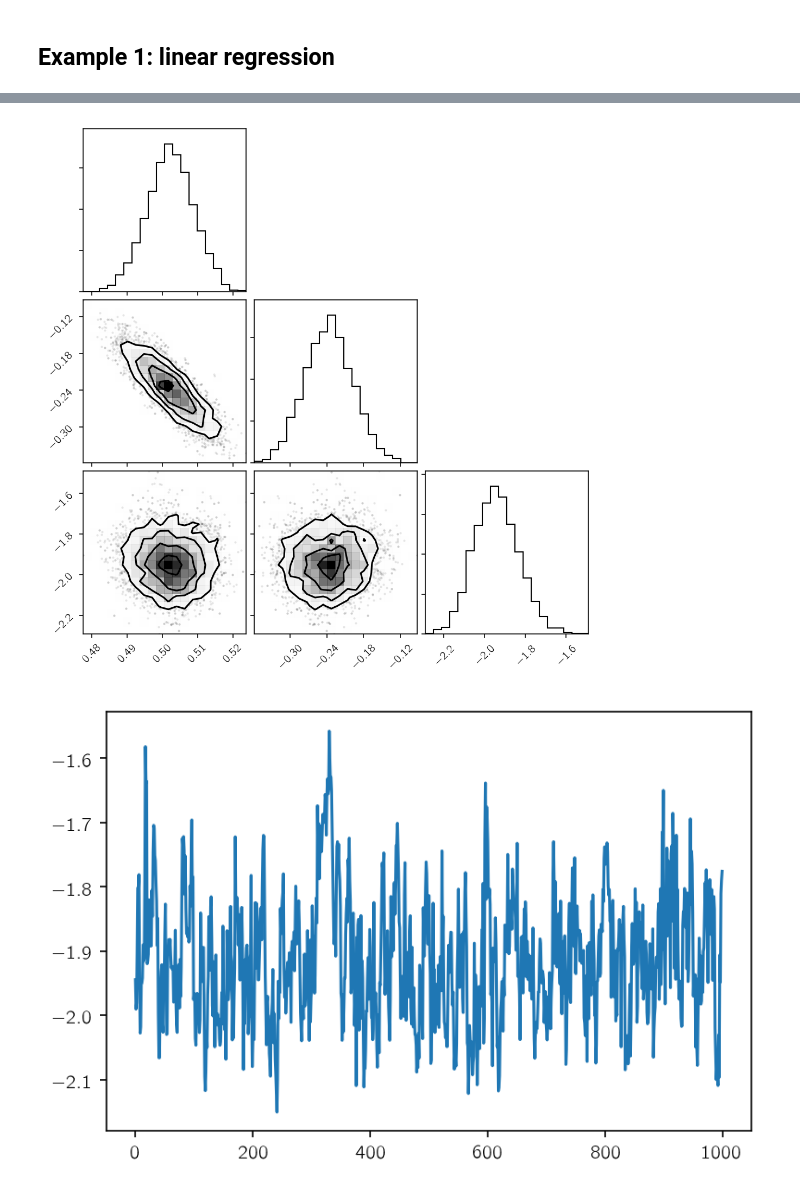
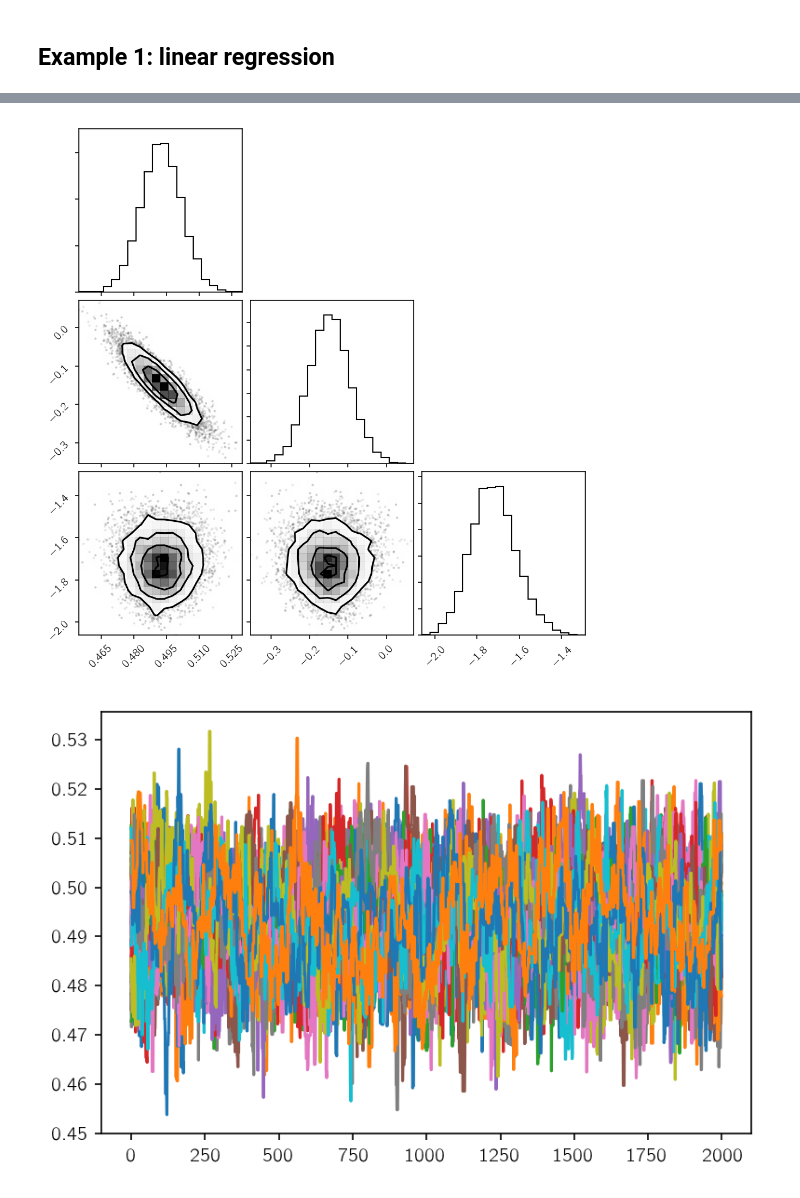
Before and after one commit to dfm/tf-tutorial, a Jupyter notebook: examples.ipynb, the cells around one changed output, grey strips where cells are left out. Cells and saved outputs as stored; diff of their text form; code cells hidden in the pictures.

```diff
--- a/examples.ipynb
+++ b/examples.ipynb
@@ -95,4 +92,6 @@ import simple_hmc
 # %%
 metric = simple_hmc.DiagonalMetric(3, 1./np.abs(session.run(tf.hessians(log_like, var_list))))
 # %%
-results = simple_hmc.tf_simple_nuts(session, log_like, var_list, 5000, 0.5, metric)
+strt = time.time()
+results = simple_hmc.tf_simple_nuts(session, log_like, var_list, 10000, 0.5, metric)
+nuts_time = time.time() - strt
@@ -109,10 +112,36 @@ plt.plot(results[0][:, 0])
 import corner
 corner.corner(results[0]);
 # %% [output]
-[figure, old version]
+[figure, new version]
-# %%
-results = simple_hmc.tf_simple_hmc(session, log_like, var_list, 1000, 0.5, 100, metric)
+# %%
+import emcee
+initial_vars = session.run(var_list)
+sizes = [np.size(v) for v in initial_vars]
+shapes = [np.shape(v) for v in initial_vars]
+q = np.concatenate([np.reshape(v, s) for v, s in zip(initial_vars, sizes)])
+
+def get_feed_dict(vector):
+    i = 0
+    fd = dict()
+    for var, size, shape in zip(var_list, sizes, shapes):
+        fd[var] = np.reshape(vector[i:i+size], shape)
+        i += size
+    return fd
+
+def log_prob(params):
+    fd = get_feed_dict(params)
+    return session.run(log_like, feed_dict=fd)
+
+initial = results[0][np.random.randint(len(results[0]), size=32)]
+nwalkers, ndim = initial.shape
+
+strt = time.time()
+sampler = emcee.EnsembleSampler(nwalkers, ndim, log_prob)
+pos, _, _ = sampler.run_mcmc(initial, 500);
+sampler.reset()
+pos, _, _ = sampler.run_mcmc(initial, 2000);
+emcee_time = time.time() - strt
 # %%
-plt.plot(results[0][:, 2]);
+plt.plot(sampler.chain[:, :, 0].T);
 # %% [output]
-[figure, old version]
+[figure, new version]
```
Also changed, not shown: parts of 21 cells of this notebook.
